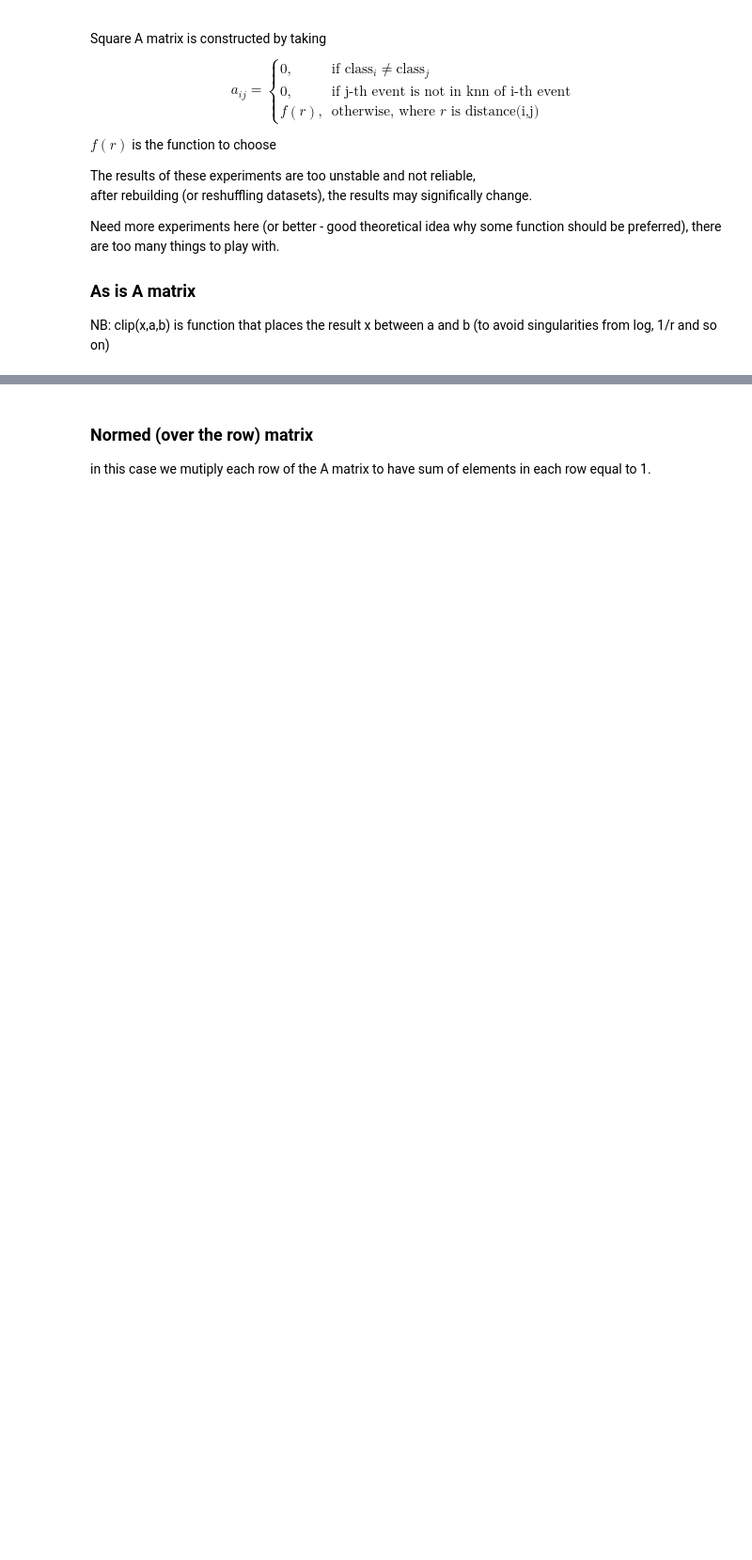
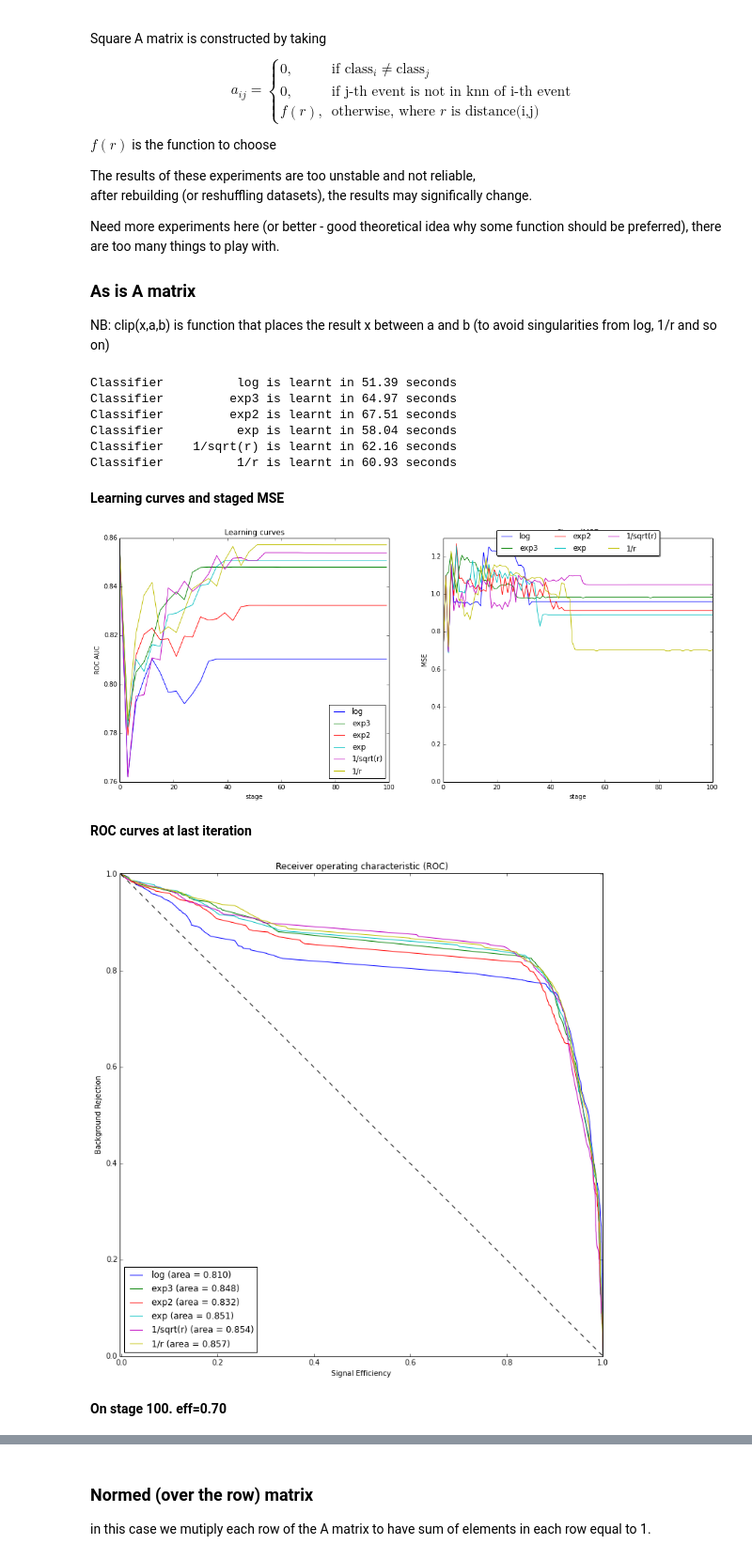
Before and after one commit to anaderi/lhcb_trigger_ml, a Jupyter notebook: IPythonWorkflow/DalitzUGBDemo.ipynb, the cells around one changed output, grey strips where cells are left out. Shown at 94% size. Cells and saved outputs as stored; diff of their text form; code cells hidden in the pictures; blank space fills up the shorter version.

```diff
--- a/IPythonWorkflow/DalitzUGBDemo.ipynb
+++ b/IPythonWorkflow/DalitzUGBDemo.ipynb
@@ -452,17 +439,29 @@ NB: clip(x,a,b) is function that places the result x between a and b (to avoid s
 # %%
 functions = {'exp': lambda r: numpy.exp(-50*r),
              'exp2': lambda r: numpy.exp(-1000*r*r),
              'exp3': lambda r: numpy.exp(-2000*r*r),
              'log': lambda r: numpy.clip(-numpy.log(r), 0, 7),
              '1/r': lambda r: numpy.clip(1/r, 0, 100),
              '1/sqrt(r)': lambda r: numpy.clip(r ** -0.5, 0, 10)
             }
 
 dist_classifiers = OrderedDict()
 for name, func in functions.iteritems():
     loss = ugb.DistanceBasedKnnFunction(uniform_variables, knn=150, distance_dependence=func, row_normalize=False)
     dist_classifiers[name] = \
         ugb.MyGradientBoostingClassifier(loss=loss, max_depth=4, n_estimators=101,
                                          learning_rate=.5, train_variables = train_variables)
-reports.trainClassifiers(dist_classifiers, trainX, trainY, ipc_profile=ipc_profile)
+reports.trainClassifiers(dist_classifiers, trainX, trainY, ipc_profile=None)
 printReport(dist_classifiers)
+# %% [output]
+Classifier          log is learnt in 51.39 seconds
+Classifier         exp3 is learnt in 64.97 seconds
+Classifier         exp2 is learnt in 67.51 seconds
+Classifier          exp is learnt in 58.04 seconds
+Classifier    1/sqrt(r) is learnt in 62.16 seconds
+Classifier          1/r is learnt in 60.93 seconds
+Learning curves and staged MSE
+[figure, added]
+ROC curves at last iteration
+[figure, added]
+On stage 100. eff=0.70
```
Also changed, not shown: parts of 15 cells of this notebook, 1 other file.
